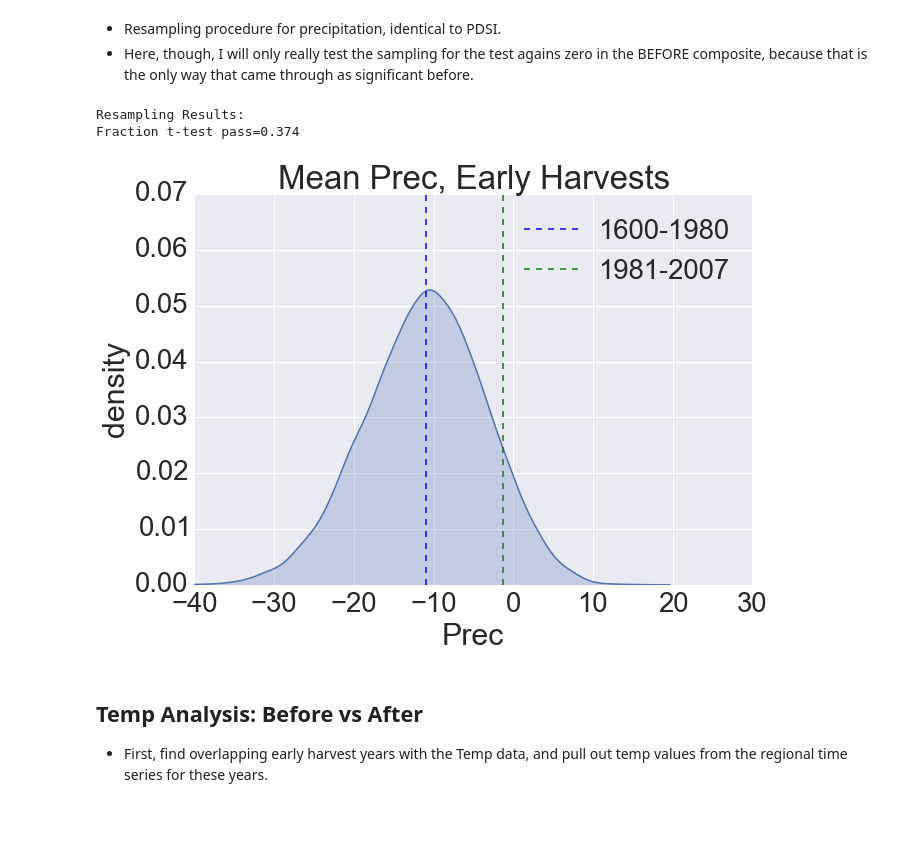
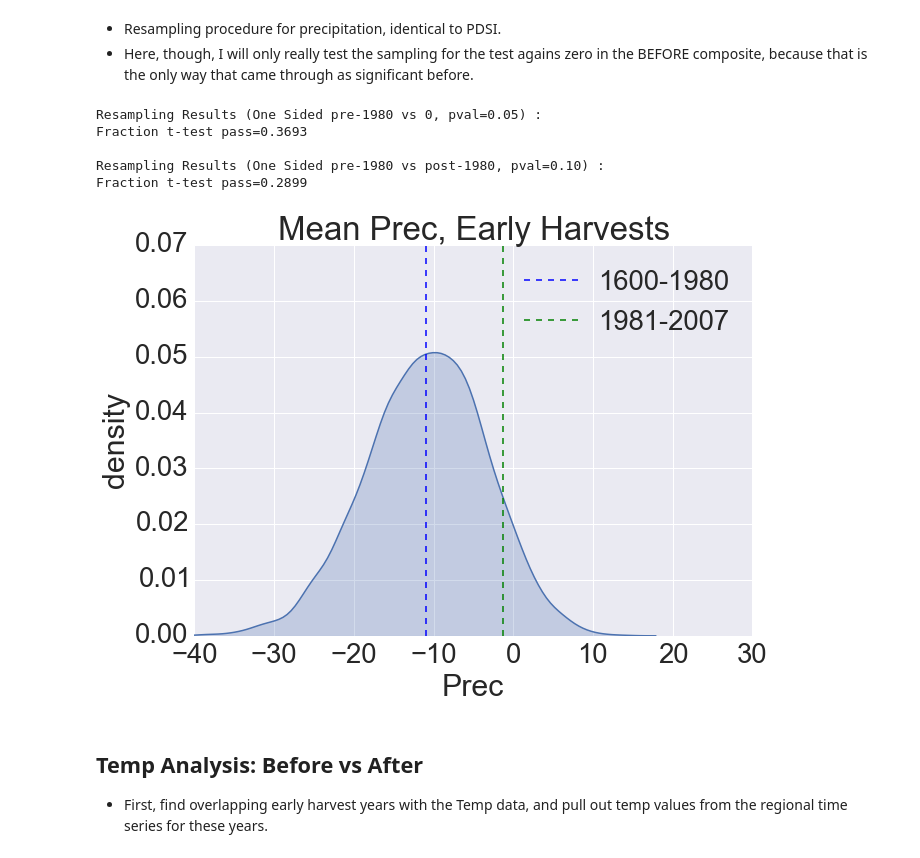
Before and after one commit to bcook/WINELIZZIE, a Jupyter notebook: code/step05_sigtesting_composite.ipynb, the cells around one changed output. Cells and saved outputs as stored; diff of their text form; code cells hidden in the pictures; blank space fills up the shorter version.

```diff
--- a/code/step05_sigtesting_composite.ipynb
+++ b/code/step05_sigtesting_composite.ipynb
@@ -869,6 +869,7 @@ num_mc = 10000;
 prec_resamp_mean_before    = np.zeros(num_mc)
 prec_resamp_mean_after     = np.zeros(num_mc)
 pval_mc_precbefore_onesamp = np.zeros(num_mc)
+pval_mc_prec_ttest2        = np.zeros(num_mc)
 
 # In each iteration, randomly resample (with replacement)
 for i in np.arange(0,num_mc):
@@ -882,39 +883,47 @@ for i in np.arange(0,num_mc):
     prec_resamp_mean_before[i] = np.mean(prec_resamp_before)
     prec_resamp_mean_after[i]  = np.mean(prec_resamp_after)
 
-    # Ttest and Ranksum tests
+    # Ttest and tests
+    pval_mc_prec_ttest2[i] = stats.ttest_ind(prec_resamp_before,prec_resamp_after)[1]
     pval_mc_precbefore_onesamp[i] = stats.ttest_1samp(prec_resamp_before,0)[1]
 
 # Percent Simulations Where ttest and ranksum were significantly different
-mc_ttest_sig   = np.size(np.where(pval_mc_precbefore_onesamp<=0.1))/np.size(pval_mc_precbefore_onesamp)
+mc_ttest_sig           = np.size(np.where(pval_mc_precbefore_onesamp<=0.1))/np.size(pval_mc_precbefore_onesamp)
+mc_ttest_sig_twosamp   = np.size(np.where(pval_mc_prec_ttest2<=0.2))/np.size(pval_mc_prec_ttest2)
 
-print("Resampling Results:")
+print("Resampling Results (One Sided pre-1980 vs 0, pval=0.05) :")
 print('Fraction t-test pass='+np.str(mc_ttest_sig))
+print("")
+print("Resampling Results (One Sided pre-1980 vs post-1980, pval=0.10) :")
+print('Fraction t-test pass='+np.str(mc_ttest_sig_twosamp))
 print("")
 
 # Kernal Density Function from Resampling Results
 sns.set(style="darkgrid")
 sns.set_context("notebook", font_scale=2.75, rc={"lines.linewidth": 1.5})
 #sns.set_context("notebook", font_scale=2, rc={'axes.labelsize': 64, 'ytick.minor.size': 32, 'axes.titlesize': 30})
 bins=np.arange(-2.5,1,.125)
 sns.plt.figure(figsize=[10,7])
 sns.kdeplot(prec_resamp_mean_before,shade=True)
 sns.kdeplot(prec_resamp_mean_after,shade=True,color='g')
 #sns.plt.hist(pdsi_synth, bins, normed=True, alpha=0.7);
 sns.plt.plot([np.mean(prec_before),np.mean(prec_before)],[0,2],'--', color='b')
 sns.plt.plot([np.mean(prec_after),np.mean(prec_after)],[0,2],'--', color='g')
 sns.plt.xlabel('Prec')
 sns.plt.ylabel('density')
 sns.plt.title('Mean Prec, Early Harvests')
 sns.plt.legend(['1600-1980','1981-2007'])
 sns.plt.tight_layout
 sns.plt.ylim(0,.07)
 sns.plt.xlim(-40,30)
 sns.plt.savefig('../figures/step05/ghdcore.montecarlo.prec.'+label_1[0]+'.'+label_2[0]+'.svg', format='svg', dpi=1200) # vector graphics for adobe illustrator
 # %% [output]
-Resampling Results:
-Fraction t-test pass=0.374
+Resampling Results (One Sided pre-1980 vs 0, pval=0.05) :
+Fraction t-test pass=0.3693
+
+Resampling Results (One Sided pre-1980 vs post-1980, pval=0.10) :
+Fraction t-test pass=0.2899
-[figure, old version]
+[figure, new version]
 # %% [markdown]
 ## Temp Analysis: Before vs After
 * First, find overlapping early harvest years with the Temp data, and pull out temp values from the regional time series for these years.
```
Also changed, not shown: parts of 1 cell of this notebook, 23 other files.
